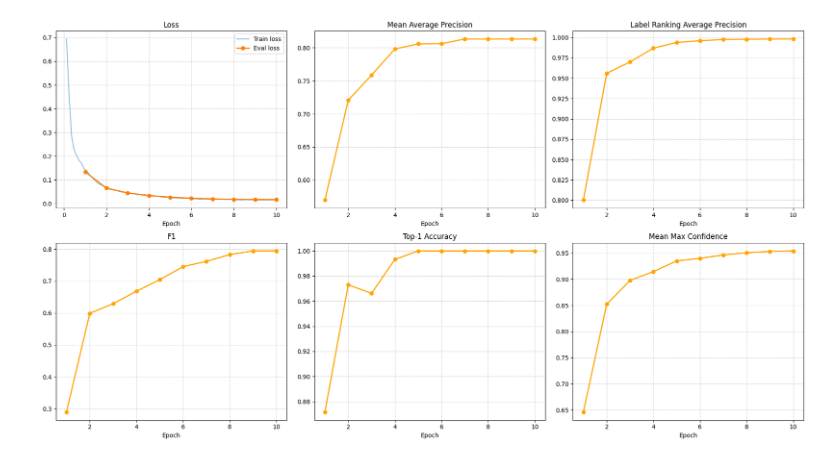
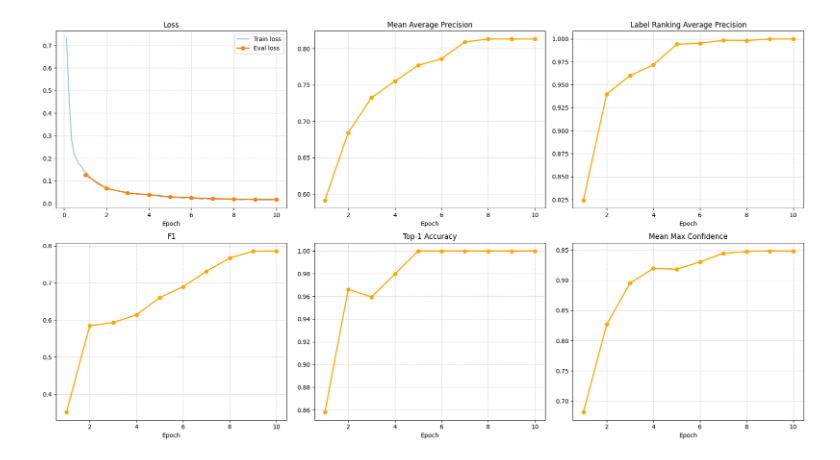
Before and after one commit to dmosc/birdcleff-2026, a Jupyter notebook: performance.ipynb, the cells around one changed output. Drawn from its saved outputs; the diff is of its cells as text; code cells hidden in the pictures.

Commit message:
Update ipynb examples with latest checkpoint.

```diff
--- a/performance.ipynb
+++ b/performance.ipynb
@@ -3,7 +3,7 @@ import pandas as pd
 import json
 import matplotlib.pyplot as plt
 
-with open('data/checkpoints/1024-input-window/checkpoint-840/trainer_state.json', 'r') as f:
+with open('data/checkpoints/checkpoint-840/trainer_state.json', 'r') as f:
     data = json.load(f)
 
 df = pd.DataFrame(data['log_history'])
@@ -16,31 +16,31 @@ metrics = [
     ('eval_mean_average_precision', 'Mean Average Precision'),
     ('eval_label_ranking_average_precision', 'Label Ranking Average Precision'),
     ('eval_f1', 'F1'),
     ('eval_top1_accuracy', 'Top-1 Accuracy'),
     ('eval_mean_max_confidence', 'Mean Max Confidence'),
 ]
 
 fig, axes = plt.subplots(2, 3, figsize=(18, 10))
 axes = axes.flatten()
 
 for i, (col, title) in enumerate(metrics):
     ax = axes[i]
 
     if col == 'eval_loss':
         ax.plot(train_df['epoch'], train_df['loss'],
                 label='Train loss', alpha=0.5)
         ax.plot(eval_df['epoch'], eval_df[col],
                 label='Eval loss', marker='o', linewidth=2)
         ax.legend()
     else:
         ax.plot(eval_df['epoch'], eval_df[col],
                 marker='o', color='orange', linewidth=2)
 
     ax.set_title(title)
     ax.set_xlabel('Epoch')
     ax.grid(True, linestyle='--', alpha=0.6)
 
 plt.tight_layout()
 plt.show()
 # %% [output]
-[figure, old version]
+[figure, new version]
```
Also changed, not shown: 1 other file.
